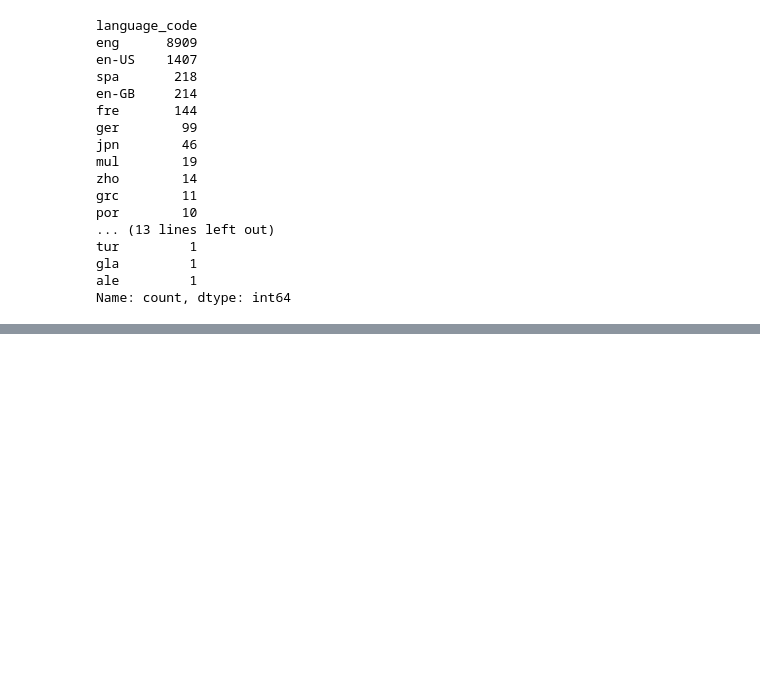
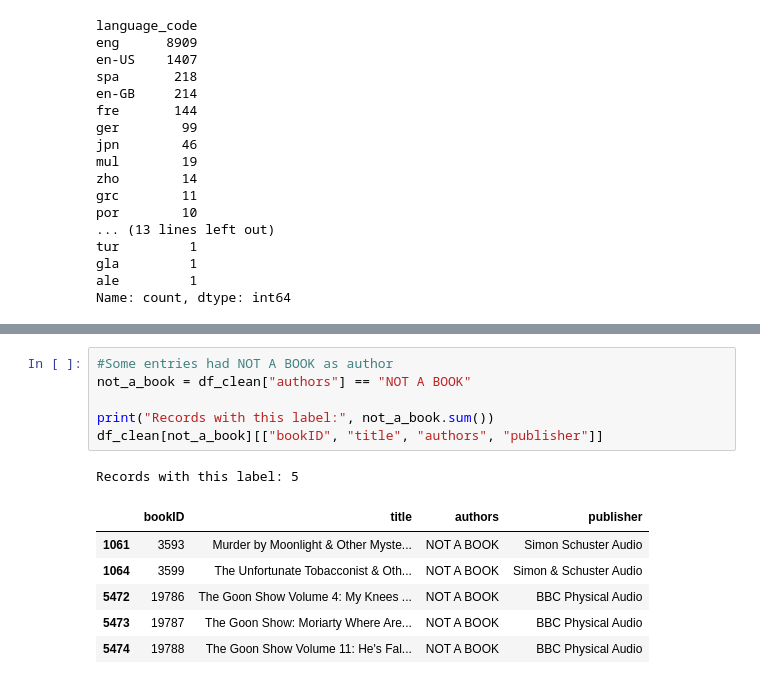
Before and after one commit to Preeti-data/first_project, a Jupyter notebook: notebooks/bookworms_data_cleaning.ipynb, the cells around one changed output, grey strips where cells are left out. Saved outputs shown, nothing was run; the diff lists cells and outputs as text; blank space fills up the shorter version.

```diff
--- a/notebooks/bookworms_data_cleaning.ipynb
+++ b/notebooks/bookworms_data_cleaning.ipynb
@@ -558,0 +799,14 @@ df_clean["publisher"] = df_clean["publisher"].replace(publisher_corrections)
+# %%
+#Some entries had NOT A BOOK as author
+not_a_book = df_clean["authors"] == "NOT A BOOK"
+
+print("Records with this label:", not_a_book.sum())
+df_clean[not_a_book][["bookID", "title", "authors", "publisher"]]
+# %% [output]
+Records with this label: 5
+|  | bookID | title | authors | publisher |
+| 1061 | 3593 | Murder by Moonlight & Other Myste... | NOT A BOOK | Simon Schuster Audio |
+| 1064 | 3599 | The Unfortunate Tobacconist & Oth... | NOT A BOOK | Simon & Schuster Audio |
+| 5472 | 19786 | The Goon Show Volume 4: My Knees ... | NOT A BOOK | BBC Physical Audio |
+| 5473 | 19787 | The Goon Show: Moriarty Where Are... | NOT A BOOK | BBC Physical Audio |
+| 5474 | 19788 | The Goon Show Volume 11: He's Fal... | NOT A BOOK | BBC Physical Audio |
```
Also changed, not shown: parts of 15 cells of this notebook, 1 other file.
